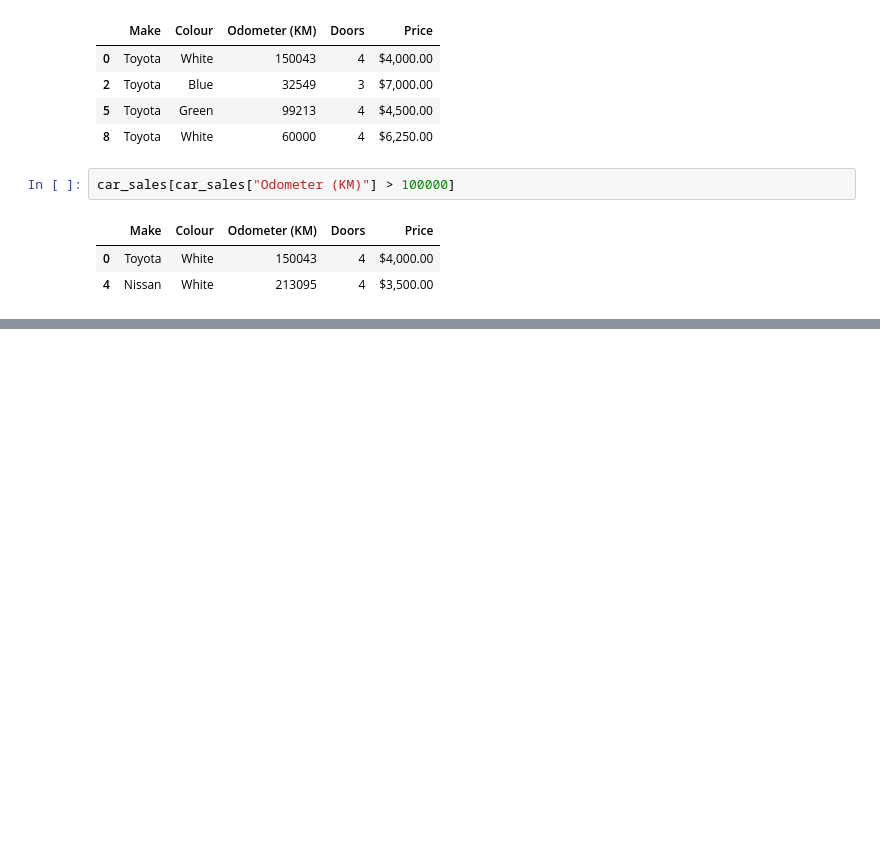
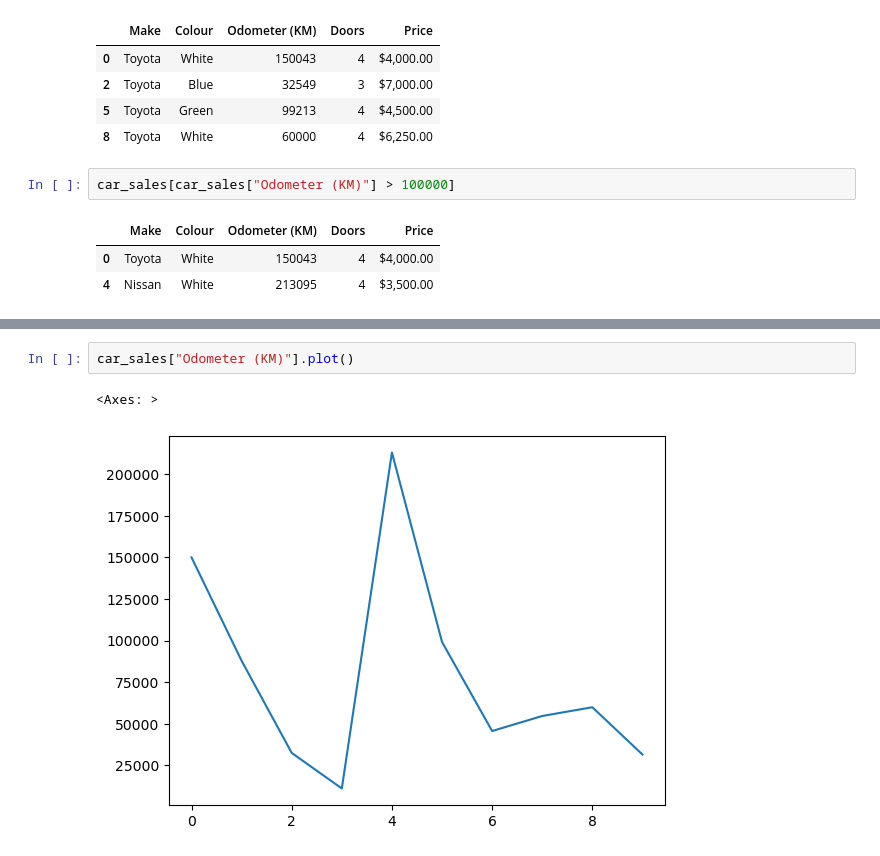
Before and after one commit to souravdev-eng/zero-to-mastery-ml-course, a Jupyter notebook: Introduction-to-pandas.ipynb, the cells around one changed output, grey strips where cells are left out. Drawn from its saved outputs; the diff is of its cells as text; blank space fills up the shorter version.

```diff
--- a/Introduction-to-pandas.ipynb
+++ b/Introduction-to-pandas.ipynb
@@ -256,0 +276,5 @@ car_sales[car_sales["Odometer (KM)"] > 100000]
+# %%
+car_sales["Odometer (KM)"].plot()
+# %% [output]
+<Axes: >
+[figure, added]
```
Also changed, not shown: parts of 26 cells of this notebook, 4 other files.
